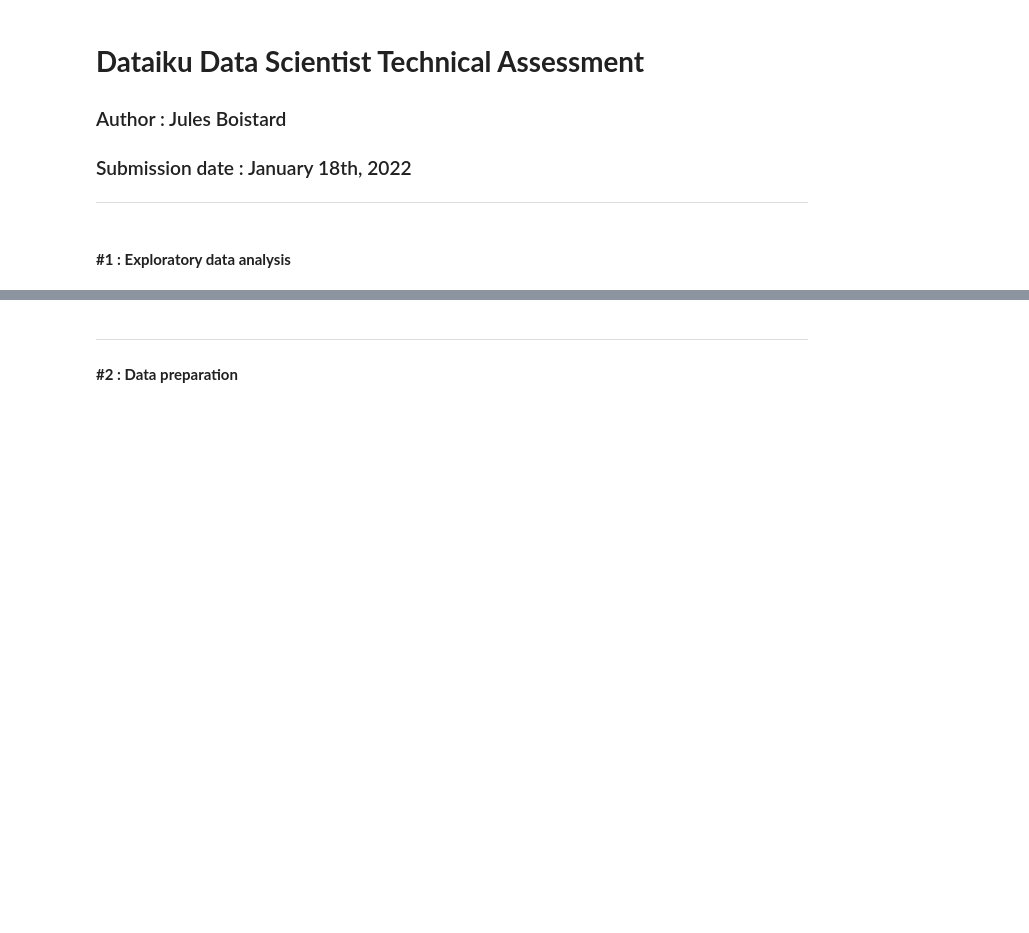
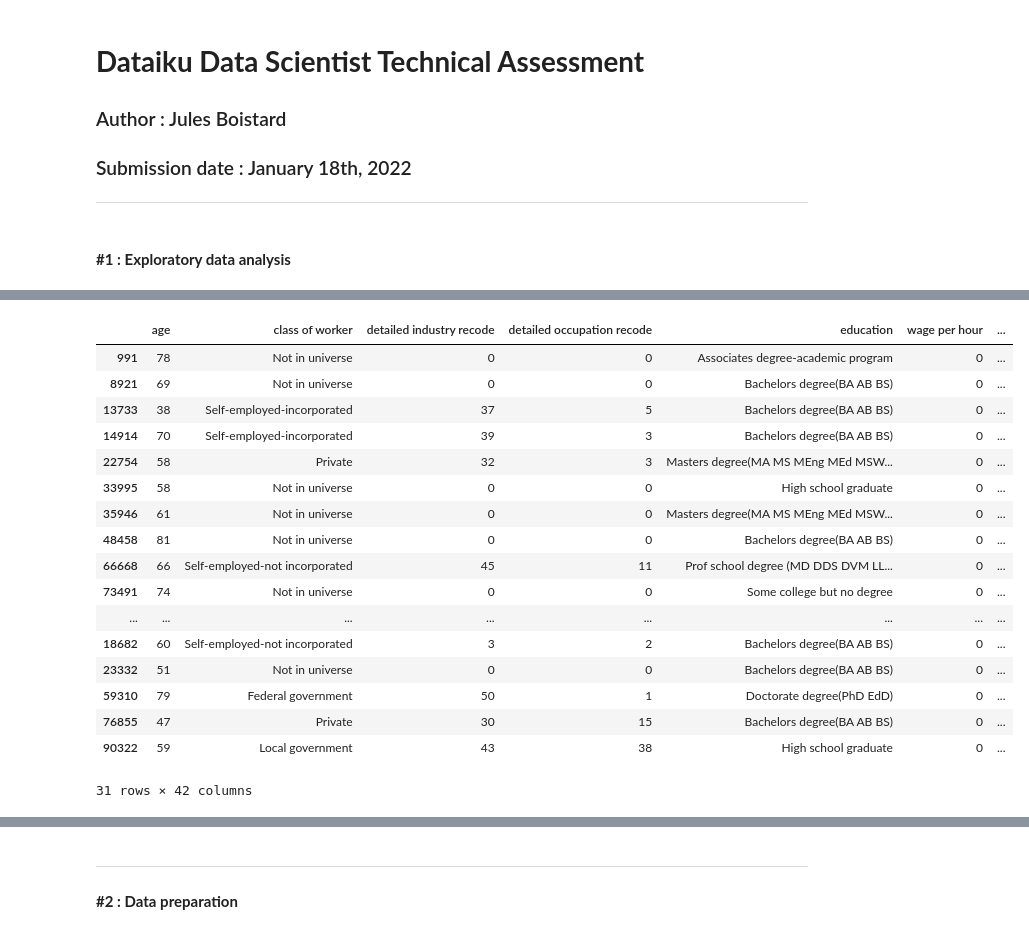
Before and after one commit to jboistard/dataiku_assessment, a Jupyter notebook: submission.ipynb, the cells around one changed output, grey strips where cells are left out. Saved outputs shown, nothing was run; the diff lists cells and outputs as text; code cells hidden in the pictures; blank space fills up the shorter version.

```diff
--- a/submission.ipynb
+++ b/submission.ipynb
@@ -24,3 +24,12 @@ It is therefore treated separately in this section and added as last column.
 '''
 train["instance weight"] = pd.read_csv("data/census_income_learn.csv", header=None, sep=", ", na_values="?", usecols=[24])
 test["instance weight"] = pd.read_csv("data/census_income_test.csv", header=None, sep=", ", na_values="?", usecols=[24])
+# %%
+# Identify categorical columns in the dataset
+num_cols = ["age", "wage per hour", "capital gains", "capital losses", "dividends from stocks", "num persons worked for employer", "weeks worked in year", "instance weight"]
+cat_cols = [col for col in train.columns if col not in num_cols]
+
+train[cat_cols] = train[cat_cols].astype("category")
+test[cat_cols] = test[cat_cols].astype("category")
+
+data = pd.concat([train, test])
@@ -26,0 +65,21 @@ test["instance weight"] = pd.read_csv("data/census_income_test.csv", header=None
+# %%
+data[data["dividends from stocks"]==99999.000000]
+# %% [output]
+|  | age | class of worker | detailed industry recode | detailed occupation recode | education | wage per hour | ... |
+| 991 | 78 | Not in universe | 0 | 0 | Associates degree-academic program | 0 | ... |
+| 8921 | 69 | Not in universe | 0 | 0 | Bachelors degree(BA AB BS) | 0 | ... |
+| 13733 | 38 | Self-employed-incorporated | 37 | 5 | Bachelors degree(BA AB BS) | 0 | ... |
+| 14914 | 70 | Self-employed-incorporated | 39 | 3 | Bachelors degree(BA AB BS) | 0 | ... |
+| 22754 | 58 | Private | 32 | 3 | Masters degree(MA MS MEng MEd MSW... | 0 | ... |
+| 33995 | 58 | Not in universe | 0 | 0 | High school graduate | 0 | ... |
+| 35946 | 61 | Not in universe | 0 | 0 | Masters degree(MA MS MEng MEd MSW... | 0 | ... |
+| 48458 | 81 | Not in universe | 0 | 0 | Bachelors degree(BA AB BS) | 0 | ... |
+| 66668 | 66 | Self-employed-not incorporated | 45 | 11 | Prof school degree (MD DDS DVM LL... | 0 | ... |
+| 73491 | 74 | Not in universe | 0 | 0 | Some college but no degree | 0 | ... |
+| ... | ... | ... | ... | ... | ... | ... | ... |
+| 18682 | 60 | Self-employed-not incorporated | 3 | 2 | Bachelors degree(BA AB BS) | 0 | ... |
+| 23332 | 51 | Not in universe | 0 | 0 | Bachelors degree(BA AB BS) | 0 | ... |
+| 59310 | 79 | Federal government | 50 | 1 | Doctorate degree(PhD EdD) | 0 | ... |
+| 76855 | 47 | Private | 30 | 15 | Bachelors degree(BA AB BS) | 0 | ... |
+| 90322 | 59 | Local government | 43 | 38 | High school graduate | 0 | ... |
+31 rows × 42 columns
```
Also changed, not shown: parts of 3 cells of this notebook, 1 other file.
